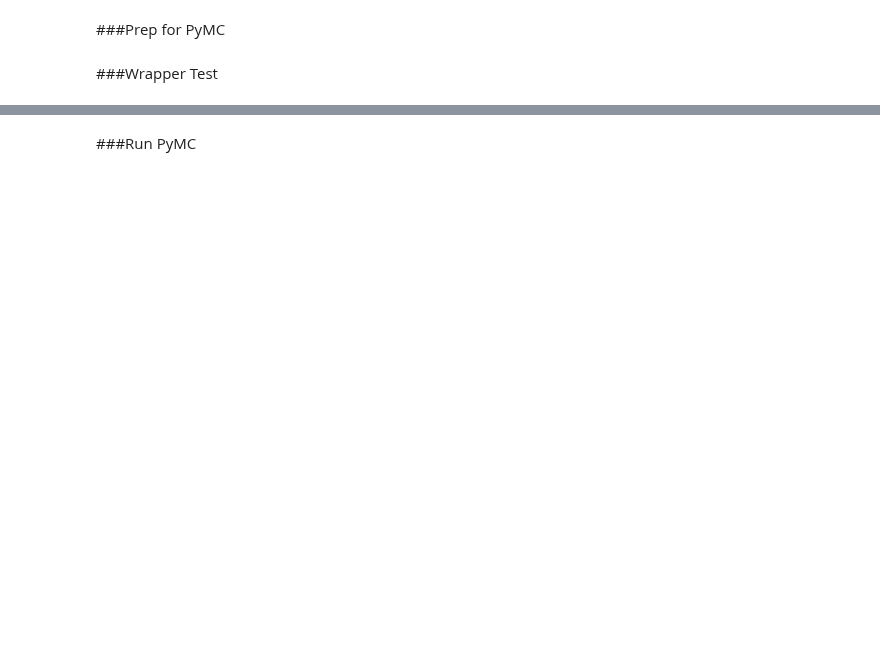
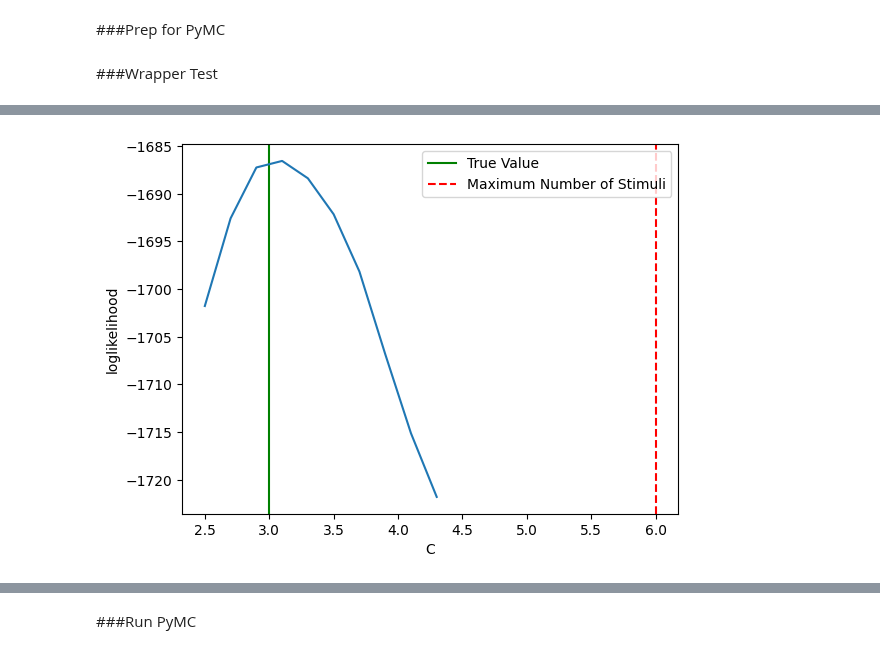
Before and after one commit to TheLemonPig/RL-SSM, a Jupyter notebook: rlwm_testing.ipynb, the cells around one changed output, grey strips where cells are left out. Saved outputs shown, nothing was run; the diff lists cells and outputs as text; code cells hidden in the pictures; blank space fills up the shorter version.

```diff
--- a/rlwm_testing.ipynb
+++ b/rlwm_testing.ipynb
@@ -916,7 +993,22 @@ plt.plot(steps,lls)
+# %%
+n_steps = 10
+lower = 2.5
+upper = 4.5
+steps = np.arange(lower,upper,(upper-lower)/n_steps)
+pytensor_ll = np.zeros((n_steps,))
+python_ll = np.zeros((n_steps,))
+pC_temp = np.ones(padded_ohe_df.shape[0]).flatten() * 1.0
+for i, step in enumerate(steps):
+    for subj_idx in df['subj_idx'].unique():
+        python_ll[i] += RLWM_LL((pA_[0], pP_[0], pR_[0], pG_[0], pE_[0]), PR_data.loc[PR_data['subj_idx']==subj_idx], 3, pC_temp[0]*step, pB_[0])
+    pytensor_ll[i] = my_rlwm_hdll_func(pA_, pB_, pC_temp*step, pE_, pG_, pP_, pR_, choices_, rewards_, set_sizes_).sum()
 # %%
 plt.xlabel('C')
 plt.ylabel('loglikelihood')
 plt.axvline(x=3, color='g', linestyle='-', label='True Value')
 plt.axvline(x=6, color='r', linestyle='--', label='Maximum Number of Stimuli')
 plt.legend()
-plt.plot(steps,lls)
+plt.plot(steps,pytensor_ll)
+plt.show()
+# %% [output]
+[figure, added]
```
Also changed, not shown: parts of 21 cells of this notebook.
